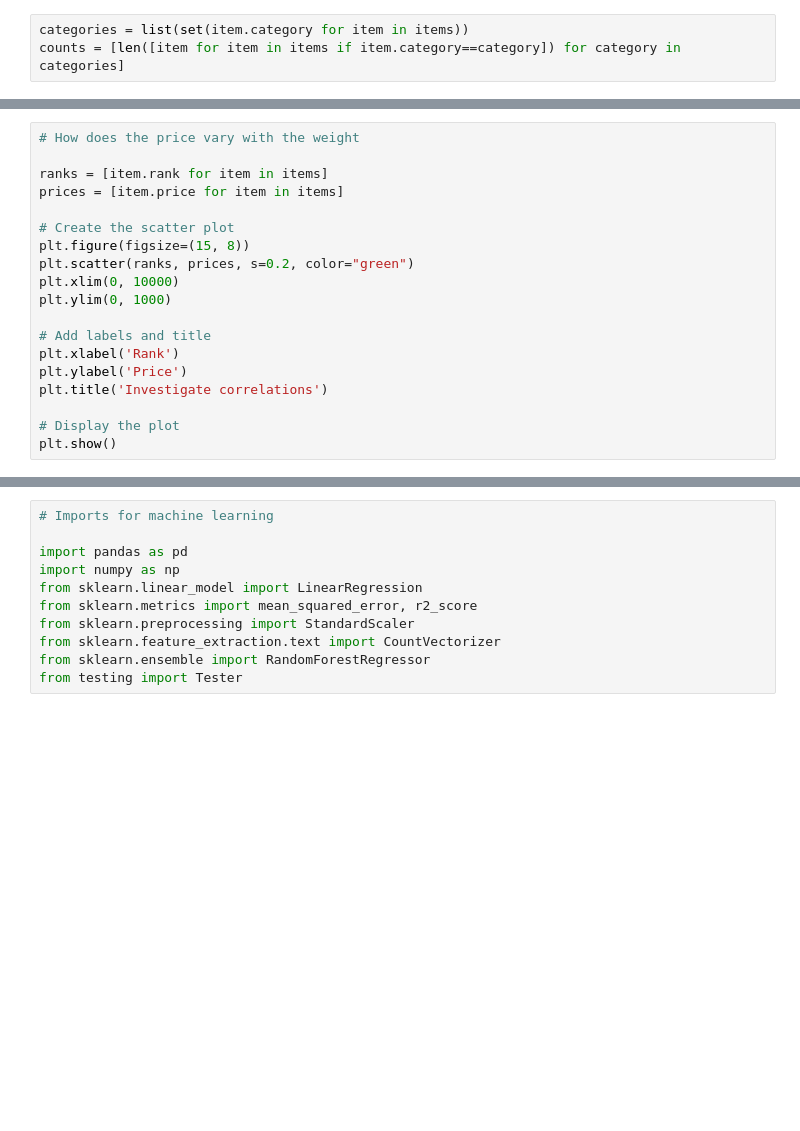
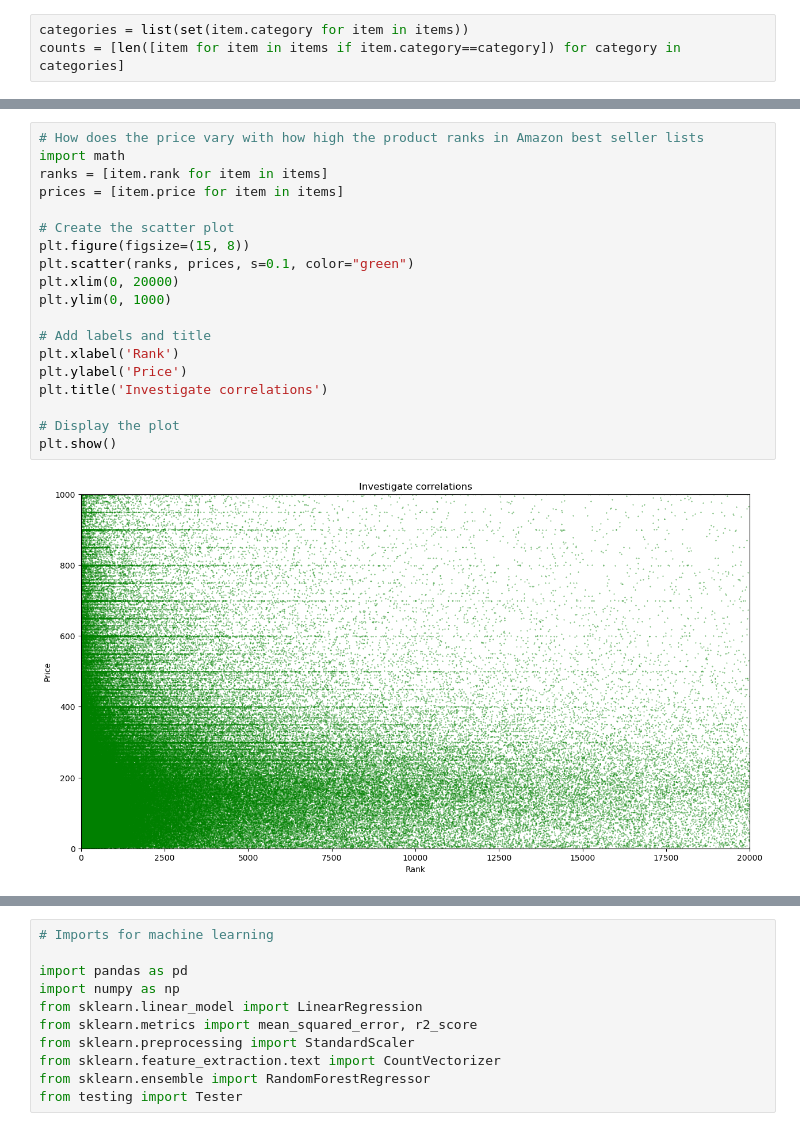
Before and after one commit to ed-donner/tech2ai, a Jupyter notebook: segment2/lab2.ipynb, the cells around one changed output, grey strips where cells are left out. Drawn from its saved outputs; the diff is of its cells as text; blank space fills up the shorter version.

```diff
--- a/segment2/lab2.ipynb
+++ b/segment2/lab2.ipynb
@@ -96,20 +124,22 @@ plt.show()
 # %%
-# How does the price vary with the weight
-
+# How does the price vary with how high the product ranks in Amazon best seller lists
+import math
 ranks = [item.rank for item in items]
 prices = [item.price for item in items]
 
 # Create the scatter plot
 plt.figure(figsize=(15, 8))
-plt.scatter(ranks, prices, s=0.2, color="green")
-plt.xlim(0, 10000)
+plt.scatter(ranks, prices, s=0.1, color="green")
+plt.xlim(0, 20000)
 plt.ylim(0, 1000)
 
 # Add labels and title
 plt.xlabel('Rank')
 plt.ylabel('Price')
 plt.title('Investigate correlations')
 
 # Display the plot
 plt.show()
+# %% [output]
+[figure, added]
 # %%
```
Also changed, not shown: parts of 30 cells of this notebook, 23 other files.
